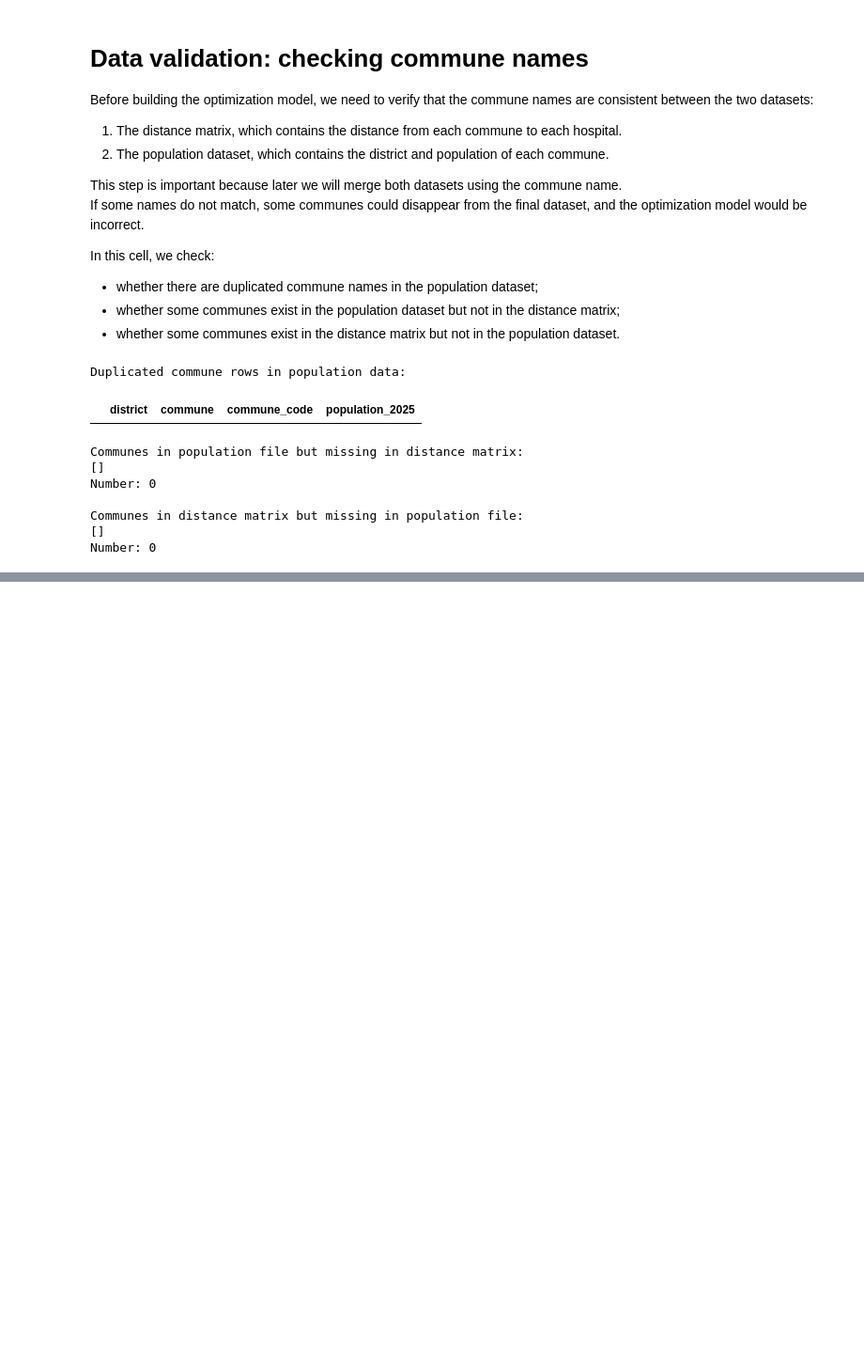
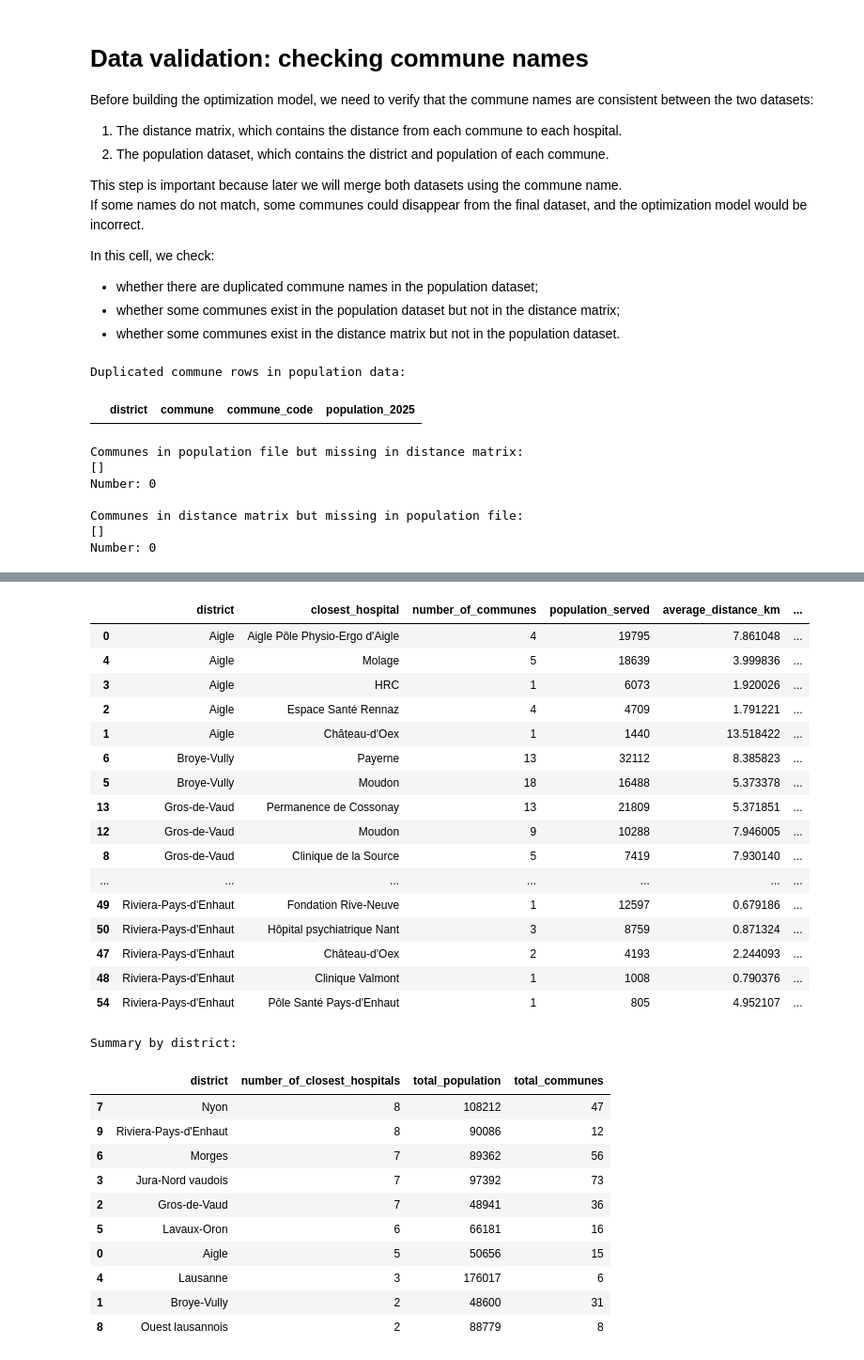
Before and after one commit to Trickwillfrit/Sustainable-logistics, a Jupyter notebook: Logistics.ipynb, the cells around one changed output, grey strips where cells are left out. Shown at 94% size. Drawn from its saved outputs; the diff is of its cells as text; code cells hidden in the pictures; blank space fills up the shorter version.

```diff
--- a/Logistics.ipynb
+++ b/Logistics.ipynb
@@ -222,0 +348,70 @@ Number: 0
+# %%
+# EDA: CLOSEST HOSPITALS BY DISTRICT
+
+# Group communes by district and closest hospital
+district_hospital_eda = (
+    data
+    .groupby(["district", "closest_hospital"])
+    .agg(
+        number_of_communes=("commune", "count"),
+        population_served=("population_2025", "sum"),
+        average_distance_km=("closest_distance_km", "mean"),
+        max_distance_km=("closest_distance_km", "max")
+    )
+    .reset_index()
+)
+
+# Sort results by district and then by population served
+district_hospital_eda = district_hospital_eda.sort_values(
+    by=["district", "population_served"],
+    ascending=[True, False]
+)
+
+# Display the district-level accessibility table
+display(district_hospital_eda)
+
+# Summary: number of closest hospitals per district
+hospitals_per_district_eda = (
+    district_hospital_eda
+    .groupby("district")
+    .agg(
+        number_of_closest_hospitals=("closest_hospital", "count"),
+        total_population=("population_served", "sum"),
+        total_communes=("number_of_communes", "sum")
+    )
+    .reset_index()
+    .sort_values("number_of_closest_hospitals", ascending=False)
+)
+
+print("Summary by district:")
+display(hospitals_per_district_eda)
+# %% [output]
+|  | district | closest_hospital | number_of_communes | population_served | average_distance_km | ... |
+| 0 | Aigle | Aigle Pôle Physio-Ergo d'Aigle | 4 | 19795 | 7.861048 | ... |
+| 4 | Aigle | Molage | 5 | 18639 | 3.999836 | ... |
+| 3 | Aigle | HRC | 1 | 6073 | 1.920026 | ... |
+| 2 | Aigle | Espace Santé Rennaz | 4 | 4709 | 1.791221 | ... |
+| 1 | Aigle | Château-d'Oex | 1 | 1440 | 13.518422 | ... |
+| 6 | Broye-Vully | Payerne | 13 | 32112 | 8.385823 | ... |
+| 5 | Broye-Vully | Moudon | 18 | 16488 | 5.373378 | ... |
+| 13 | Gros-de-Vaud | Permanence de Cossonay | 13 | 21809 | 5.371851 | ... |
+| 12 | Gros-de-Vaud | Moudon | 9 | 10288 | 7.946005 | ... |
+| 8 | Gros-de-Vaud | Clinique de la Source | 5 | 7419 | 7.930140 | ... |
+| ... | ... | ... | ... | ... | ... | ... |
+| 49 | Riviera-Pays-d'Enhaut | Fondation Rive-Neuve | 1 | 12597 | 0.679186 | ... |
+| 50 | Riviera-Pays-d'Enhaut | Hôpital psychiatrique Nant | 3 | 8759 | 0.871324 | ... |
+| 47 | Riviera-Pays-d'Enhaut | Château-d'Oex | 2 | 4193 | 2.244093 | ... |
+| 48 | Riviera-Pays-d'Enhaut | Clinique Valmont | 1 | 1008 | 0.790376 | ... |
+| 54 | Riviera-Pays-d'Enhaut | Pôle Santé Pays-d'Enhaut | 1 | 805 | 4.952107 | ... |
+Summary by district:
+|  | district | number_of_closest_hospitals | total_population | total_communes |
+| 7 | Nyon | 8 | 108212 | 47 |
+| 9 | Riviera-Pays-d'Enhaut | 8 | 90086 | 12 |
+| 6 | Morges | 7 | 89362 | 56 |
+| 3 | Jura-Nord vaudois | 7 | 97392 | 73 |
+| 2 | Gros-de-Vaud | 7 | 48941 | 36 |
+| 5 | Lavaux-Oron | 6 | 66181 | 16 |
+| 0 | Aigle | 5 | 50656 | 15 |
+| 4 | Lausanne | 3 | 176017 | 6 |
+| 1 | Broye-Vully | 2 | 48600 | 31 |
+| 8 | Ouest lausannois | 2 | 88779 | 8 |
```
Also changed, not shown: parts of 7 cells of this notebook.
